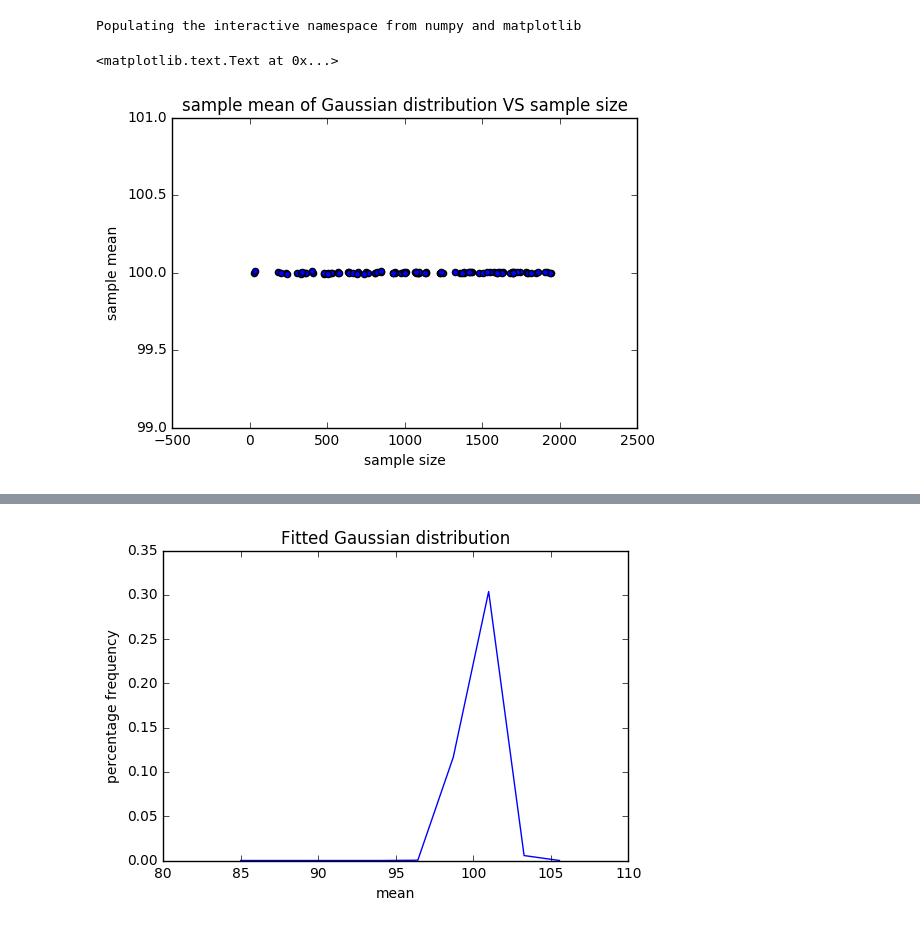
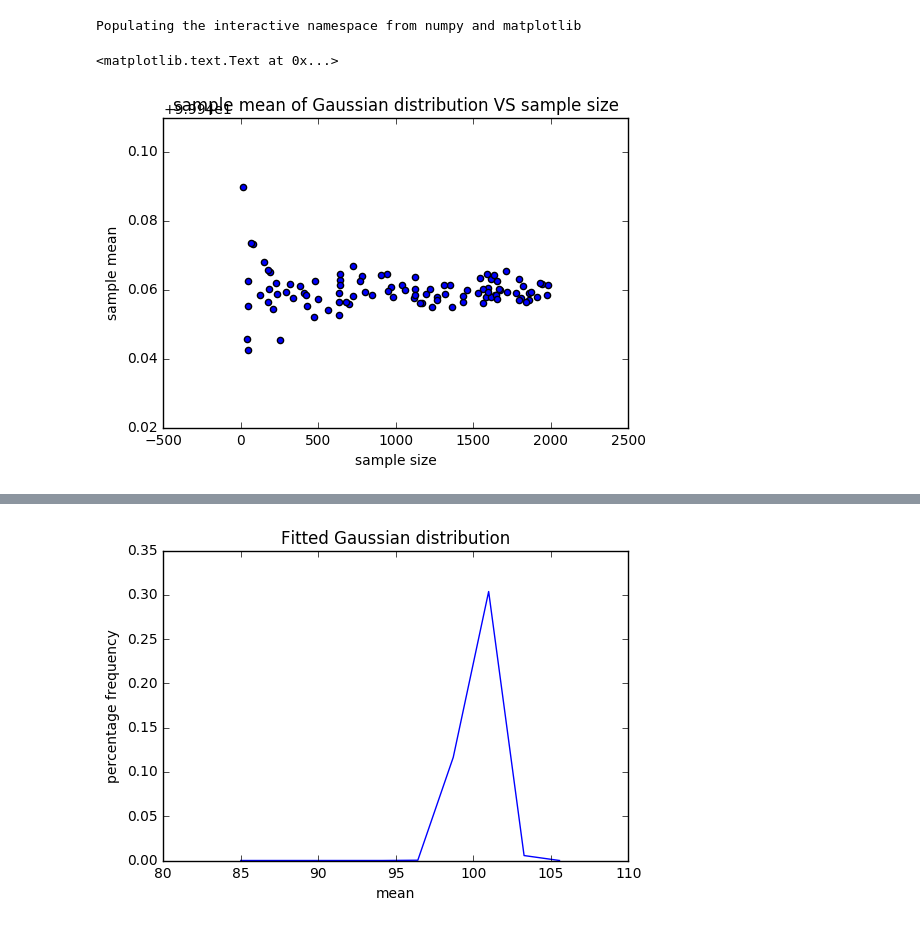
Before and after one commit to siynsun/PUI2016_ss9558, a Jupyter notebook: HW3_ss9558/HW3_assign1.ipynb, the cells around one changed output, grey strips where cells are left out. Cells and saved outputs as stored; diff of their text form; code cells hidden in the pictures.

```diff
--- a/HW3_ss9558/HW3_assign1.ipynb
+++ b/HW3_ss9558/HW3_assign1.ipynb
@@ -37,13 +37,13 @@ for i in range(len(sizelist)):
 # %%
 plt.clf()
 pl.scatter(sizelist,normalmeans)
-pl.ylim([99,101])
+#pl.ylim([99,101])
 pl.xlabel('sample size')
 pl.ylabel('sample mean')
 pl.title('sample mean of Gaussian distribution VS sample size')
 # %% [output]
 <matplotlib.text.Text at 0x...>
-[figure, old version]
+[figure, new version]
 # %%
 pl.scatter(sizelist,poimeans)
 pl.xlabel('sample size')
```
Also changed, not shown: parts of 6 cells of this notebook, 2 other files.
